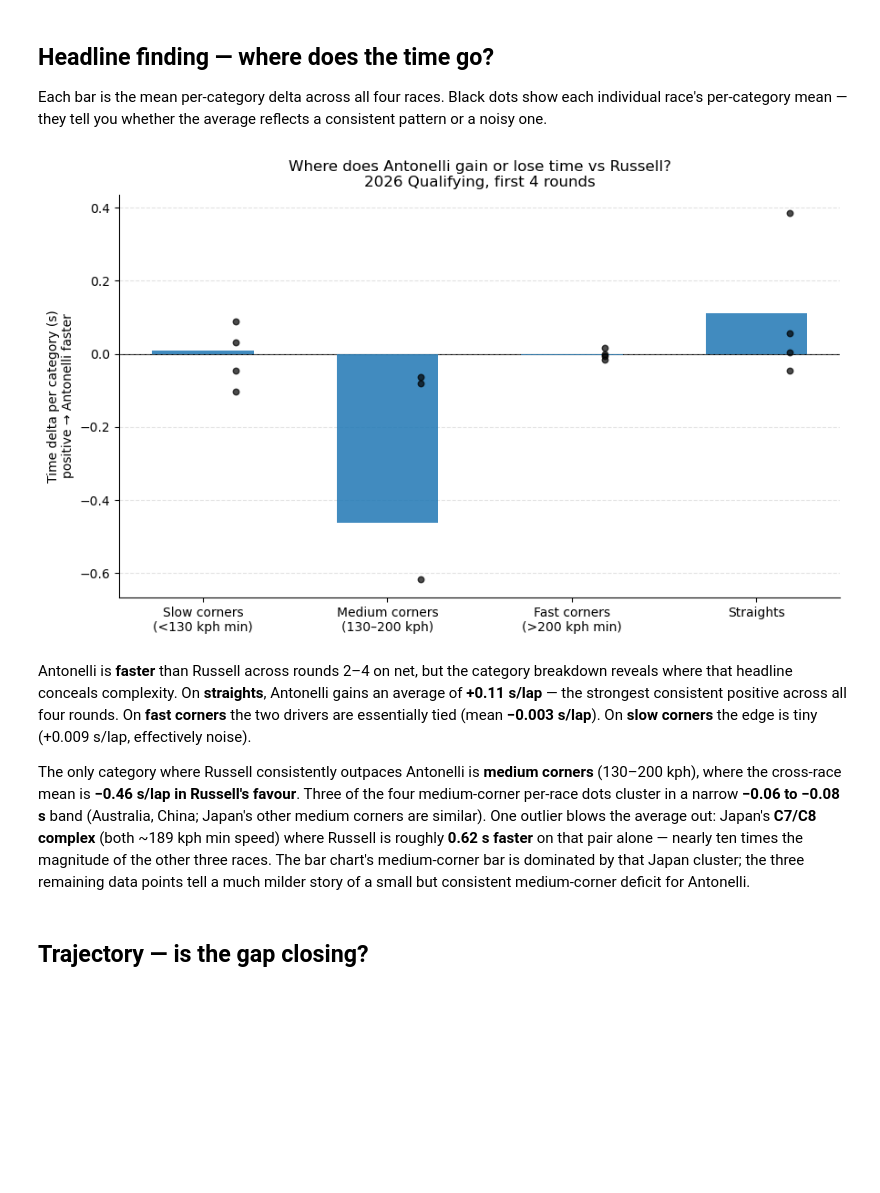
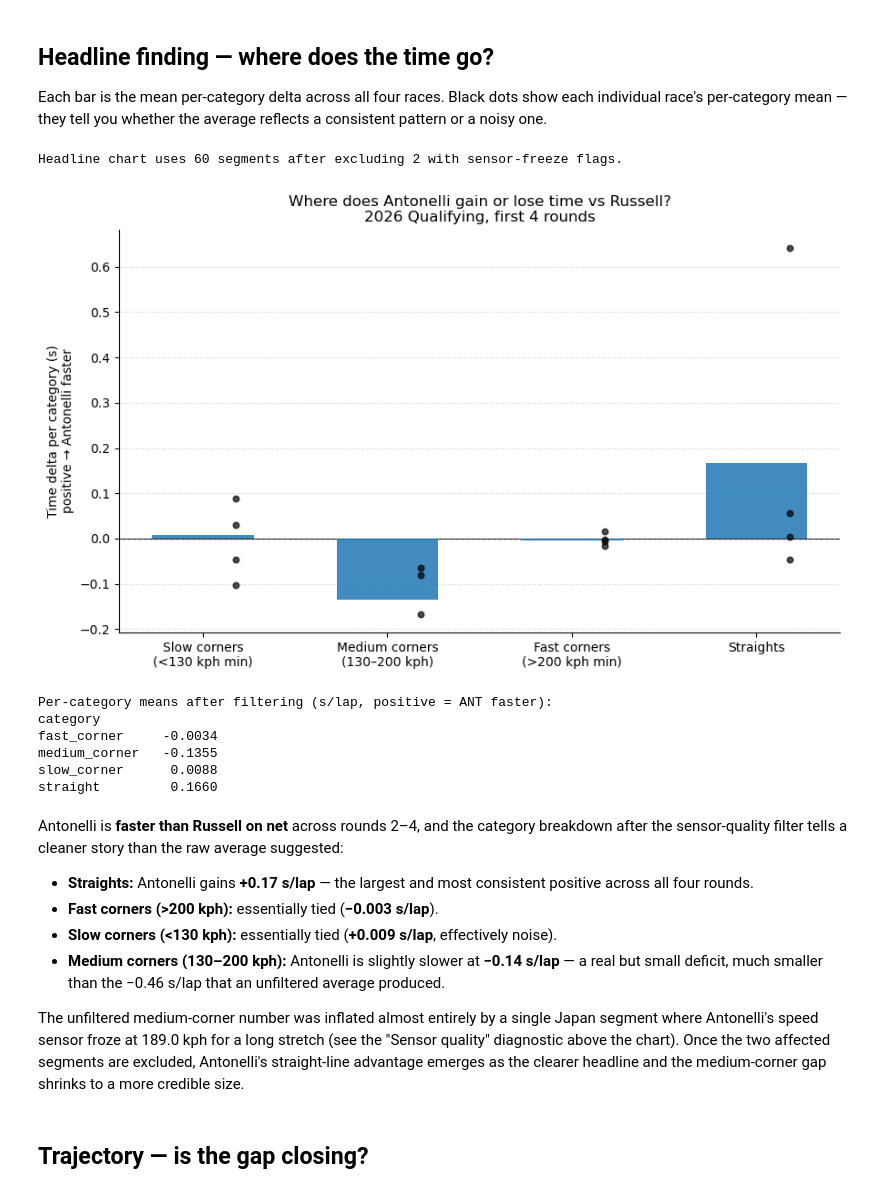
Before and after one commit to milescoler/antonelli-vs-russell, a Jupyter notebook: notebooks/01_antonelli_vs_russell.ipynb, the cells around one changed output. Saved outputs shown, nothing was run; the diff lists cells and outputs as text; code cells hidden in the pictures; blank space fills up the shorter version.

```diff
--- a/notebooks/01_antonelli_vs_russell.ipynb
+++ b/notebooks/01_antonelli_vs_russell.ipynb
@@ -71,0 +76,16 @@ No Q-session mismatches across the 4 races.
+# %%
+flagged = []
+for r in results.values():
+    bad = r['segments'][~r['segments']['sensor_ok']]
+    for row in bad.itertuples():
+        flagged.append({
+            'race': r['meta']['event_name'],
+            'segment': row.Segment, 'kind': row.kind, 'category': row.category,
+            'min_speed_kph': round(row.min_speed, 1),
+            'delta_s_pre_filter': round(row.delta_s, 3),
+        })
+if flagged:
+    print(f"Flagged {len(flagged)} segment(s) where a driver's speed sensor looks frozen:")
+    display(pd.DataFrame(flagged))
+else:
+    print('No sensor-freeze flags across the 4 races.')
@@ -108,20 +133,45 @@ cat_check.groupby(['event_name', 'category']).size().unstack(fill_value=0)
 ## Headline finding — where does the time go?
 
 Each bar is the mean per-category delta across all four races. Black dots show each individual race's per-category mean — they tell you whether the average reflects a consistent pattern or a noisy one.
-# %%
-all_segs = pd.concat([
-    r['segments'].assign(event_name=r['meta']['event_name'])
-    for r in results.values()
-], ignore_index=True)
-
-fig = plot_category_deltas(all_segs, save_path='../figures/headline_segment_delta.png')
-plt.show()
-# %% [output]
-[figure, removed]
-# %% [markdown]
-Antonelli is **faster** than Russell across rounds 2–4 on net, but the category breakdown reveals where that headline conceals complexity. On **straights**, Antonelli gains an average of **+0.11 s/lap** — the strongest consistent positive across all four rounds. On **fast corners** the two drivers are essentially tied (mean **−0.003 s/lap**). On **slow corners** the edge is tiny (+0.009 s/lap, effectively noise).
-
-The only category where Russell consistently outpaces Antonelli is **medium corners** (130–200 kph), where the cross-race mean is **−0.46 s/lap in Russell's favour**. Three of the four medium-corner per-race dots cluster in a narrow **−0.06 to −0.08 s** band (Australia, China; Japan's other medium corners are similar). One outlier blows the average out: Japan's **C7/C8 complex** (both ~189 kph min speed) where Russell is roughly **0.62 s faster** on that pair alone — nearly ten times the magnitude of the other three races. The bar chart's medium-corner bar is dominated by that Japan cluster; the three remaining data points tell a much milder story of a small but consistent medium-corner deficit for Antonelli.
+# %%
+all_segs = pd.concat([
+    r['segments'].assign(event_name=r['meta']['event_name'])
+    for r in results.values()
+], ignore_index=True)
+
+# Exclude segments where either driver's speed sensor looks frozen — in those
+# segments min_speed (and therefore the category label) is unreliable, and the
+# per-segment delta itself can be wildly distorted by integrated-Distance error.
+# See the "Sensor quality" cell below the summary table for which segments
+# were dropped and why.
+clean = all_segs[all_segs['sensor_ok']].copy()
+n_excluded = len(all_segs) - len(clean)
+print(f"Headline chart uses {len(clean)} segments after excluding {n_excluded} with sensor-freeze flags.")
+
+fig = plot_category_deltas(clean, save_path='../figures/headline_segment_delta.png')
+plt.show()
+
+# Print the post-filter per-category means for the prose interpretation below
+print("\nPer-category means after filtering (s/lap, positive = ANT faster):")
+print(clean.groupby('category')['delta_s'].mean().round(4).to_string())
+# %% [output]
+Headline chart uses 60 segments after excluding 2 with sensor-freeze flags.
+[figure, added]
+Per-category means after filtering (s/lap, positive = ANT faster):
+category
+fast_corner     -0.0034
+medium_corner   -0.1355
+slow_corner      0.0088
+straight         0.1660
+# %% [markdown]
+Antonelli is **faster than Russell on net** across rounds 2–4, and the category breakdown after the sensor-quality filter tells a cleaner story than the raw average suggested:
+
+- **Straights:** Antonelli gains **+0.17 s/lap** — the largest and most consistent positive across all four rounds.
+- **Fast corners (>200 kph):** essentially tied (**−0.003 s/lap**).
+- **Slow corners (<130 kph):** essentially tied (**+0.009 s/lap**, effectively noise).
+- **Medium corners (130–200 kph):** Antonelli is slightly slower at **−0.14 s/lap** — a real but small deficit, much smaller than the −0.46 s/lap that an unfiltered average produced.
+
+The unfiltered medium-corner number was inflated almost entirely by a single Japan segment where Antonelli's speed sensor froze at 189.0 kph for a long stretch (see the "Sensor quality" diagnostic above the chart). Once the two affected segments are excluded, Antonelli's straight-line advantage emerges as the clearer headline and the medium-corner gap shrinks to a more credible size.
 # %% [markdown]
 ## Trajectory — is the gap closing?
 # %%
```
Also changed, not shown: parts of 6 cells of this notebook, 3 other files.
